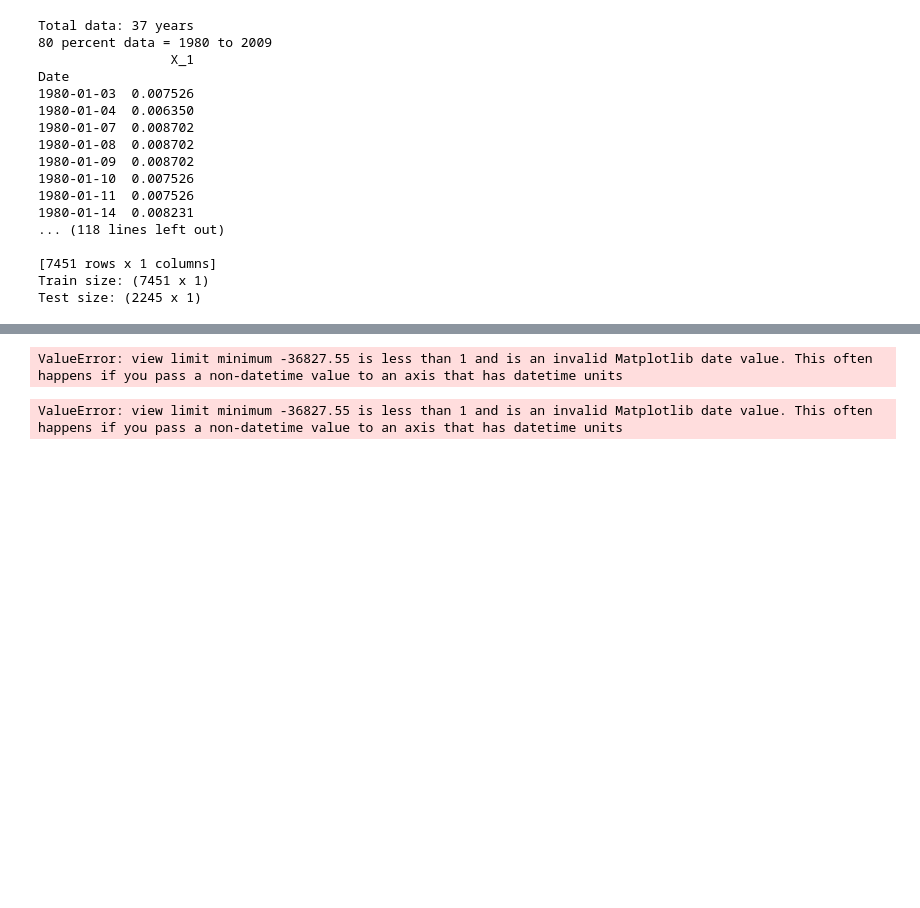
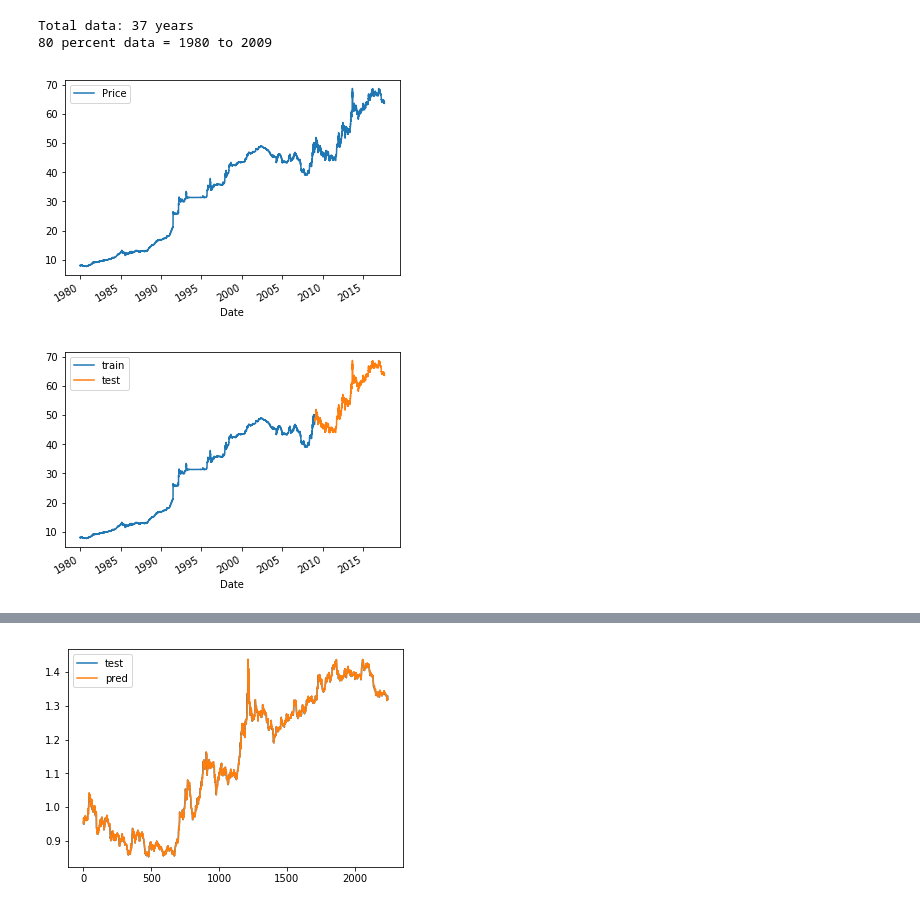
Before and after one commit to yrh79/ml, a Jupyter notebook: clean_lstm_prediction.ipynb, the cells around one changed output, grey strips where cells are left out. Drawn from its saved outputs; the diff is of its cells as text; code cells hidden in the pictures; blank space fills up the shorter version.

```diff
--- a/clean_lstm_prediction.ipynb
+++ b/clean_lstm_prediction.ipynb
@@ -49,9 +49,10 @@ train = data.loc[:split_date]
 test = data.loc[split_date:]
 
 # ax = train.plot(figsize=(10,12))
-# test.plot(ax=ax)
-# plt.legend(['train', 'test'])
-# plt.show()
+ax = train.plot()
+test.plot(ax=ax)
+plt.legend(['train', 'test'])
+plt.show()
 
 
 # #### Normalize the dataset
@@ -69,16 +70,8 @@ for s in range(1,2):
     train_sc_df['X_{}'.format(s)] = train_sc_df['Y'].shift(s)
     test_sc_df['X_{}'.format(s)] = test_sc_df['Y'].shift(s)
 
-
-# ax = train_sc_df.plot()
-# test_sc_df.plot(ax=ax)
-# plt.legend(['train_sc.shifted', 'test_sc.shifted'])
-# plt.show()
-
 X_train = train_sc_df.dropna().drop('Y', axis=1)
-print(X_train)
 y_train = train_sc_df.dropna().drop('X_1', axis=1)
-print(y_train)
 
 
 X_test = test_sc_df.dropna().drop('Y', axis=1)
@@ -87,48 +80,35 @@ y_test = test_sc_df.dropna().drop('X_1', axis=1)
 X_train = X_train.as_matrix()
 y_train = y_train.as_matrix()
 
 X_test = X_test.as_matrix()
 y_test = y_test.as_matrix()
 
 
 print('Train size: (%d x %d)'%(X_train.shape[0], X_train.shape[1]))
 print('Test size: (%d x %d)'%(X_test.shape[0], X_test.shape[1]))
 
 
 from sklearn.metrics import r2_score
 
 
 # ## Build a Neural Network
 
 K.clear_session()
 model = Sequential()
-model.add(Dense(50, input_shape=(X_test.shape[1],), activation='relu', kernel_initializer='lecun_uniform'))
-model.add(Dense(50, input_shape=(X_test.shape[1],), activation='relu'))
+model.add(Dense(50, input_shape=(1,), activation='relu', kernel_initializer='lecun_uniform'))
+model.add(Dense(50, input_shape=(1,), activation='relu'))
 model.add(Dense(1))
 model.compile(optimizer=Adam(lr=0.001), loss='mean_squared_error')
 model.fit(X_train, y_train, batch_size=16, epochs=20, verbose=1)
 
 
 y_pred = model.predict(X_test)
 plt.plot(y_test)
 plt.plot(y_pred)
-plt.legend(['train', 'test'])
+plt.legend(['test', 'pred'])
 print('R-Squared: %f'%(r2_score(y_test, y_pred)))
 # %% [output]
 Total data: 37 years
 80 percent data = 1980 to 2009
-                 X_1
-Date
-1980-01-03  0.007526
-1980-01-04  0.006350
-1980-01-07  0.008702
-1980-01-08  0.008702
-1980-01-09  0.008702
-1980-01-10  0.007526
-1980-01-11  0.007526
-1980-01-14  0.008231
-... (118 lines left out)
-
-[7451 rows x 1 columns]
-Train size: (7451 x 1)
-Test size: (2245 x 1)
+[figure, added]
+[figure, added]
@@ -152,2 +132 @@ Error in callback <function install_repl_displayhook.<locals>.post_execute at 0x
-ValueError: view limit minimum -36827.55 is less than 1 and is an invalid Matplotlib date value. This often happens if you pass a non-datetime value to an axis that has datetime units
-ValueError: view limit minimum -36827.55 is less than 1 and is an invalid Matplotlib date value. This often happens if you pass a non-datetime value to an axis that has datetime units
+[figure, added]
```
Also changed, not shown: parts of 1 cell of this notebook.
